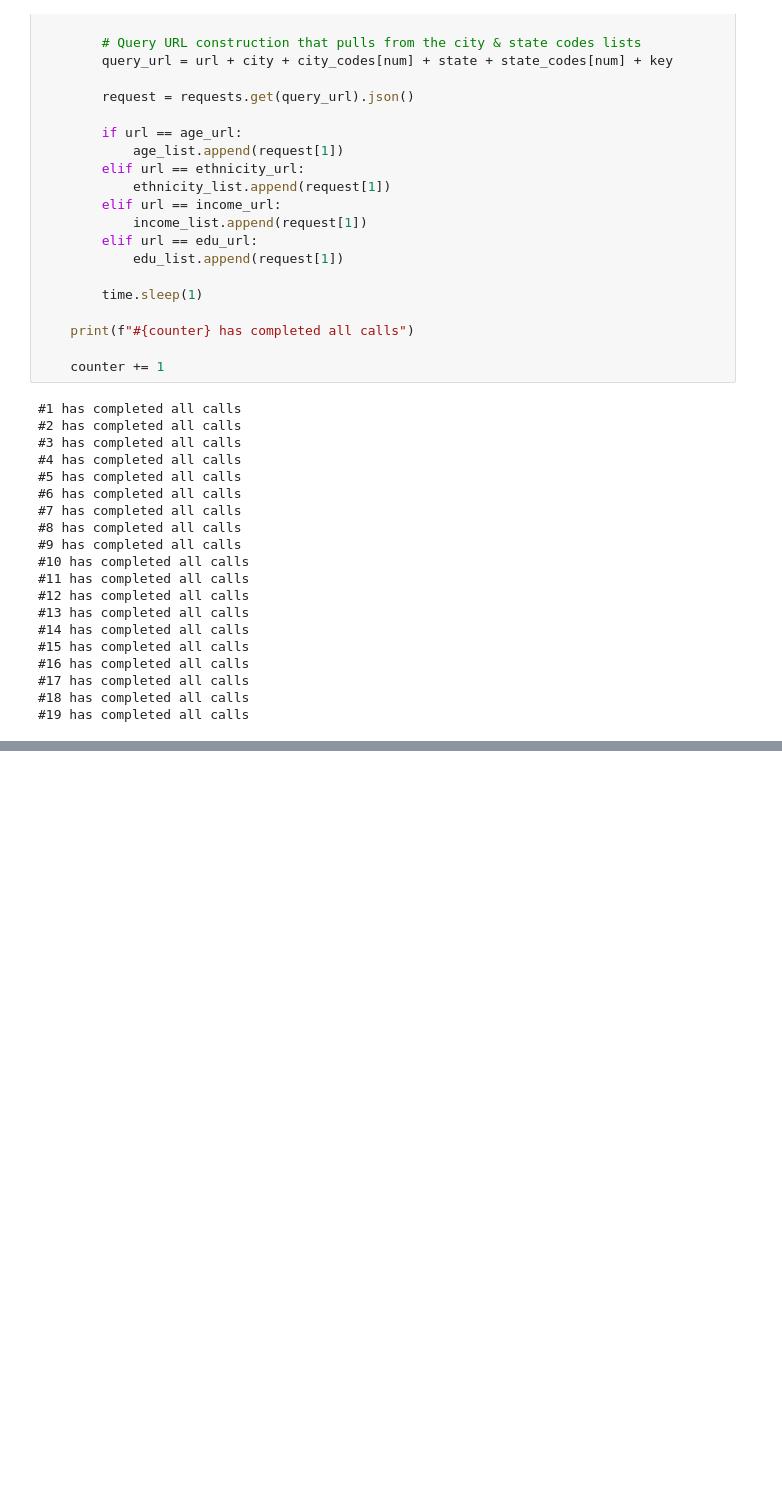
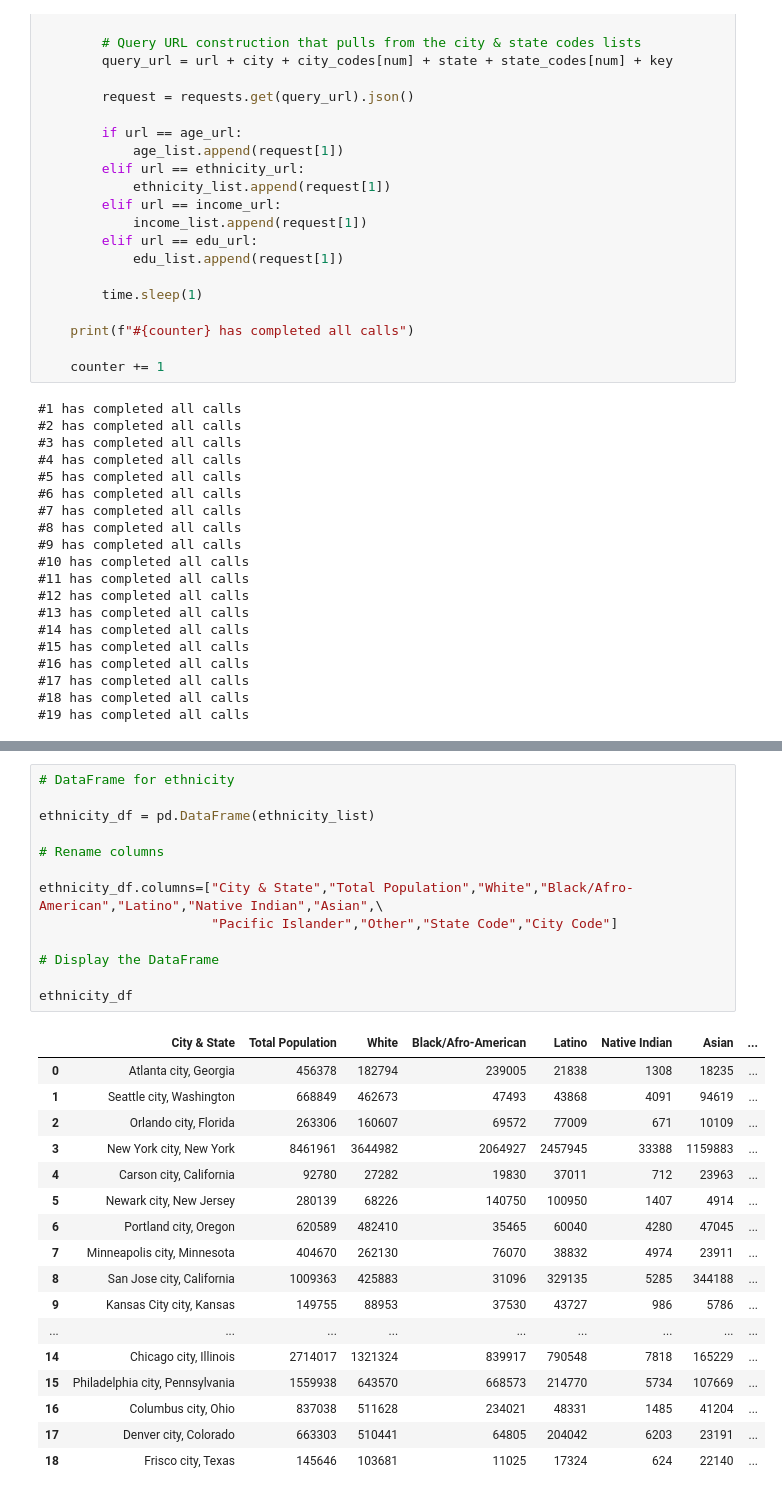
Before and after one commit to Jccommander/Project1-WJBA, a Jupyter notebook: Cleaning_And_Exploration.ipynb, the cells around one changed output, grey strips where cells are left out. Drawn from its saved outputs; the diff is of its cells as text; blank space fills up the shorter version.

```diff
--- a/Cleaning_And_Exploration.ipynb
+++ b/Cleaning_And_Exploration.ipynb
@@ -189,0 +262,31 @@ for num in range(19):
+# %%
+# DataFrame for ethnicity
+
+ethnicity_df = pd.DataFrame(ethnicity_list)
+
+# Rename columns
+
+ethnicity_df.columns=["City & State","Total Population","White","Black/Afro-American","Latino","Native Indian","Asian",\
+                      "Pacific Islander","Other","State Code","City Code"]
+
+# Display the DataFrame
+
+ethnicity_df
+# %% [output]
+|  | City & State | Total Population | White | Black/Afro-American | Latino | Native Indian | Asian | ... |
+| 0 | Atlanta city, Georgia | 456378 | 182794 | 239005 | 21838 | 1308 | 18235 | ... |
+| 1 | Seattle city, Washington | 668849 | 462673 | 47493 | 43868 | 4091 | 94619 | ... |
+| 2 | Orlando city, Florida | 263306 | 160607 | 69572 | 77009 | 671 | 10109 | ... |
+| 3 | New York city, New York | 8461961 | 3644982 | 2064927 | 2457945 | 33388 | 1159883 | ... |
+| 4 | Carson city, California | 92780 | 27282 | 19830 | 37011 | 712 | 23963 | ... |
+| 5 | Newark city, New Jersey | 280139 | 68226 | 140750 | 100950 | 1407 | 4914 | ... |
+| 6 | Portland city, Oregon | 620589 | 482410 | 35465 | 60040 | 4280 | 47045 | ... |
+| 7 | Minneapolis city, Minnesota | 404670 | 262130 | 76070 | 38832 | 4974 | 23911 | ... |
+| 8 | San Jose city, California | 1009363 | 425883 | 31096 | 329135 | 5285 | 344188 | ... |
+| 9 | Kansas City city, Kansas | 149755 | 88953 | 37530 | 43727 | 986 | 5786 | ... |
+| ... | ... | ... | ... | ... | ... | ... | ... | ... |
+| 14 | Chicago city, Illinois | 2714017 | 1321324 | 839917 | 790548 | 7818 | 165229 | ... |
+| 15 | Philadelphia city, Pennsylvania | 1559938 | 643570 | 668573 | 214770 | 5734 | 107669 | ... |
+| 16 | Columbus city, Ohio | 837038 | 511628 | 234021 | 48331 | 1485 | 41204 | ... |
+| 17 | Denver city, Colorado | 663303 | 510441 | 64805 | 204042 | 6203 | 23191 | ... |
+| 18 | Frisco city, Texas | 145646 | 103681 | 11025 | 17324 | 624 | 22140 | ... |
```
Also changed, not shown: parts of 7 cells of this notebook.
